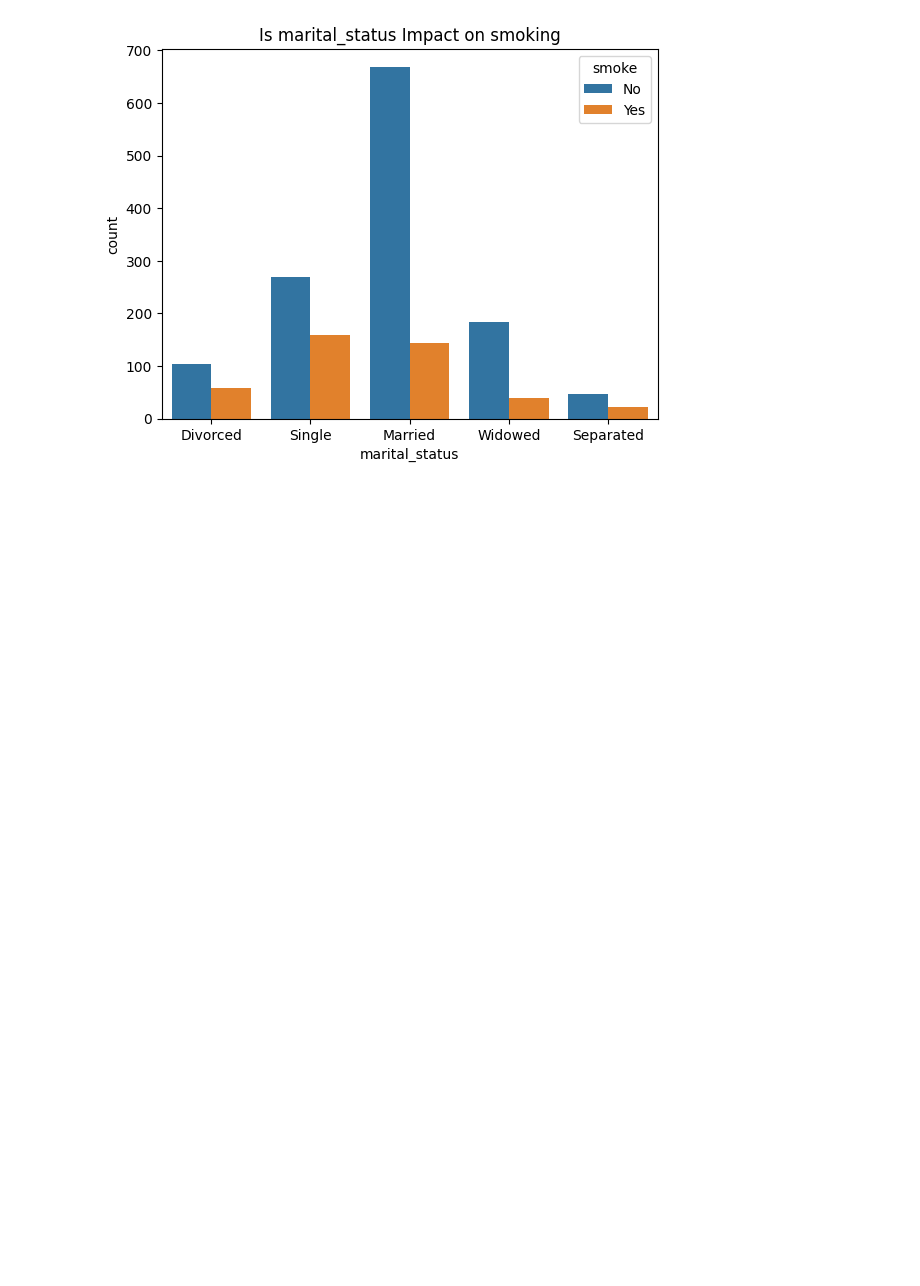
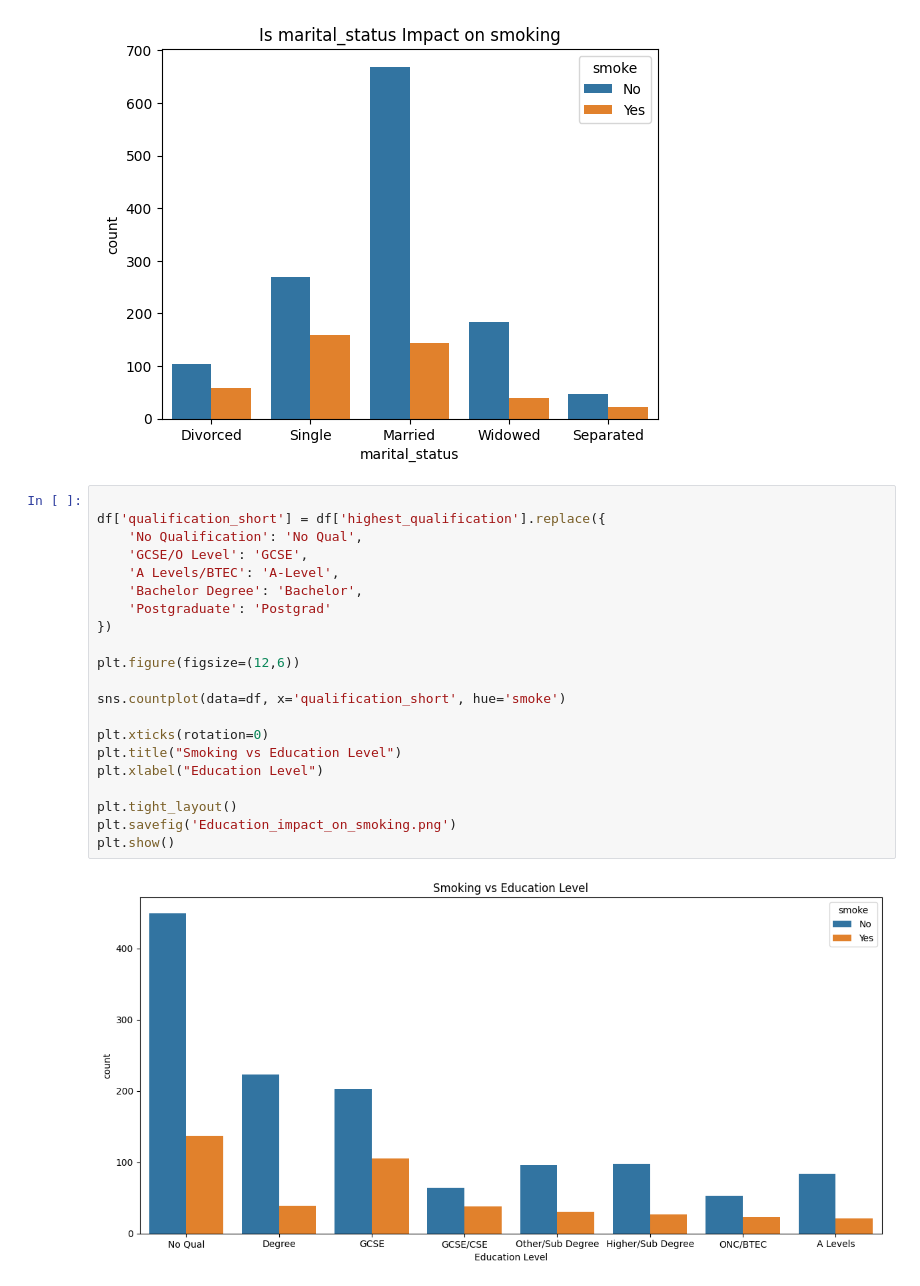
Before and after one commit to keshak-Ctrl/smoking_dataset_analysis, a Jupyter notebook: smoking_dataset_analysis.ipynb, the cells around one changed output. Drawn from its saved outputs; the diff is of its cells as text; blank space fills up the shorter version.

Commit message:
education_impact_on_smoking

```diff
--- a/smoking_dataset_analysis.ipynb
+++ b/smoking_dataset_analysis.ipynb
@@ -169,3 +169,26 @@ plt.savefig('marital_status_vs_smoking.png', dpi=300, bbox_inches='tight')
 plt.show()
 # %% [output]
 [figure]
+# %%
+
+df['qualification_short'] = df['highest_qualification'].replace({
+    'No Qualification': 'No Qual',
+    'GCSE/O Level': 'GCSE',
+    'A Levels/BTEC': 'A-Level',
+    'Bachelor Degree': 'Bachelor',
+    'Postgraduate': 'Postgrad'
+})
+
+plt.figure(figsize=(12,6))
+
+sns.countplot(data=df, x='qualification_short', hue='smoke')
+
+plt.xticks(rotation=0)
+plt.title("Smoking vs Education Level")
+plt.xlabel("Education Level")
+
+plt.tight_layout()
+plt.savefig('Education_impact_on_smoking.png')
+plt.show()
+# %% [output]
+[figure, added]
```
Also changed, not shown: 1 other file.
